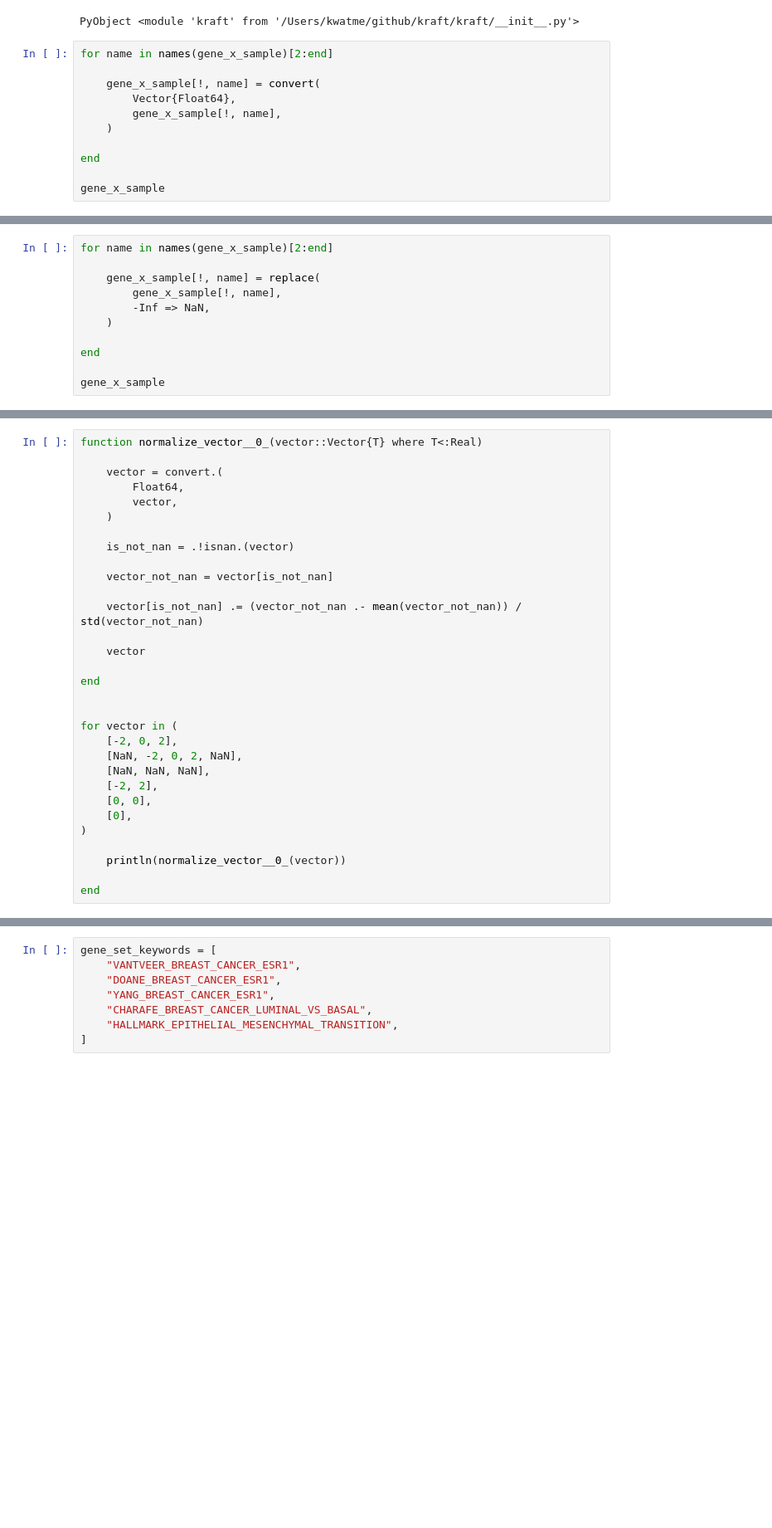
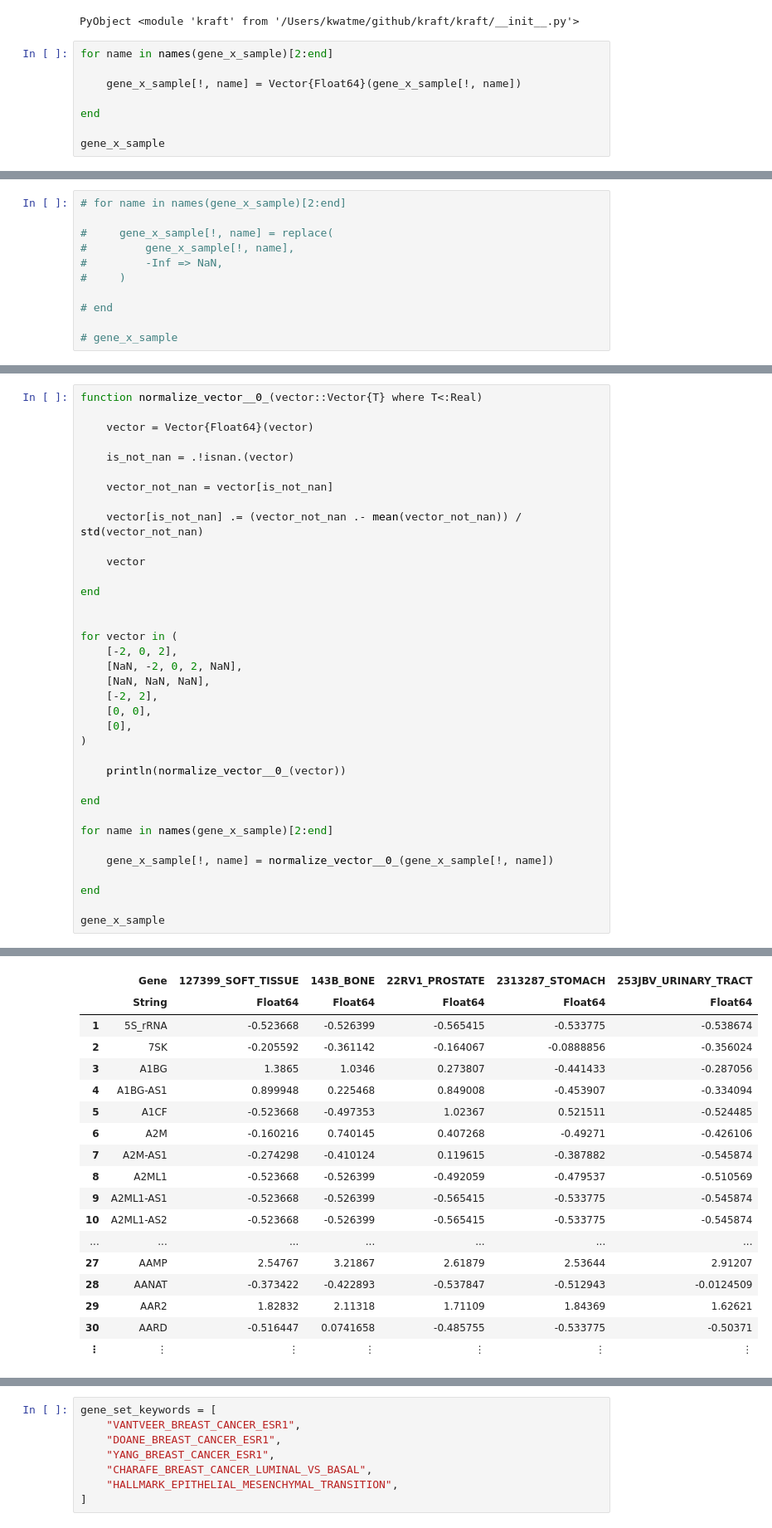
Before and after one commit to KatharineME/Kate.jl, a Jupyter notebook: notebook/gsea_benchmark.ipynb, the cells around one changed output, grey strips where cells are left out. Shown at 83% size. Cells and saved outputs as stored; diff of their text form; blank space fills up the shorter version.

```diff
--- a/notebook/gsea_benchmark.ipynb
+++ b/notebook/gsea_benchmark.ipynb
@@ -46,10 +46,7 @@ PyObject <module 'kraft' from '/Users/kwatme/github/kraft/kraft/__init__.py'>
 # %%
 for name in names(gene_x_sample)[2:end]
 
-    gene_x_sample[!, name] = convert(
-        Vector{Float64},
-        gene_x_sample[!, name],
-    )
+    gene_x_sample[!, name] = Vector{Float64}(gene_x_sample[!, name])
 
 end
 
@@ -86,11 +83,11 @@ end
 # %%
-for name in names(gene_x_sample)[2:end]
+# for name in names(gene_x_sample)[2:end]
 
-    gene_x_sample[!, name] = replace(
-        gene_x_sample[!, name],
-        -Inf => NaN,
-    )
+#     gene_x_sample[!, name] = replace(
+#         gene_x_sample[!, name],
+#         -Inf => NaN,
+#     )
 
-end
+# end
 
-gene_x_sample
+# gene_x_sample
@@ -117,10 +94,7 @@ gene_x_sample
 # %%
 function normalize_vector__0_(vector::Vector{T} where T<:Real)
 
-    vector = convert.(
-        Float64,
-        vector,
-    )
+    vector = Vector{Float64}(vector)
 
     is_not_nan = .!isnan.(vector)
 
@@ -145,6 +119,14 @@ for vector in (
     println(normalize_vector__0_(vector))
 
 end
+
+for name in names(gene_x_sample)[2:end]
+
+    gene_x_sample[!, name] = normalize_vector__0_(gene_x_sample[!, name])
+
+end
+
+gene_x_sample
 # %% [output]
 [-1.0, 0.0, 1.0]
 [NaN, -1.0, 0.0, 1.0, NaN]
@@ -154,0 +138,18 @@ end
+|  | Gene | 127399_SOFT_TISSUE | 143B_BONE | 22RV1_PROSTATE | 2313287_STOMACH | 253JBV_URINARY_TRACT |
+|  | String | Float64 | Float64 | Float64 | Float64 | Float64 |
+| 1 | 5S_rRNA | -0.523668 | -0.526399 | -0.565415 | -0.533775 | -0.538674 |
+| 2 | 7SK | -0.205592 | -0.361142 | -0.164067 | -0.0888856 | -0.356024 |
+| 3 | A1BG | 1.3865 | 1.0346 | 0.273807 | -0.441433 | -0.287056 |
+| 4 | A1BG-AS1 | 0.899948 | 0.225468 | 0.849008 | -0.453907 | -0.334094 |
+| 5 | A1CF | -0.523668 | -0.497353 | 1.02367 | 0.521511 | -0.524485 |
+| 6 | A2M | -0.160216 | 0.740145 | 0.407268 | -0.49271 | -0.426106 |
+| 7 | A2M-AS1 | -0.274298 | -0.410124 | 0.119615 | -0.387882 | -0.545874 |
+| 8 | A2ML1 | -0.523668 | -0.526399 | -0.492059 | -0.479537 | -0.510569 |
+| 9 | A2ML1-AS1 | -0.523668 | -0.526399 | -0.565415 | -0.533775 | -0.545874 |
+| 10 | A2ML1-AS2 | -0.523668 | -0.526399 | -0.565415 | -0.533775 | -0.545874 |
+| ... | ... | ... | ... | ... | ... | ... |
+| 27 | AAMP | 2.54767 | 3.21867 | 2.61879 | 2.53644 | 2.91207 |
+| 28 | AANAT | -0.373422 | -0.422893 | -0.537847 | -0.512943 | -0.0124509 |
+| 29 | AAR2 | 1.82832 | 2.11318 | 1.71109 | 1.84369 | 1.62621 |
+| 30 | AARD | -0.516447 | 0.0741658 | -0.485755 | -0.533775 | -0.50371 |
+| ⋮ | ⋮ | ⋮ | ⋮ | ⋮ | ⋮ | ⋮ |
```
Also changed, not shown: parts of 11 cells of this notebook, 1 other file.
